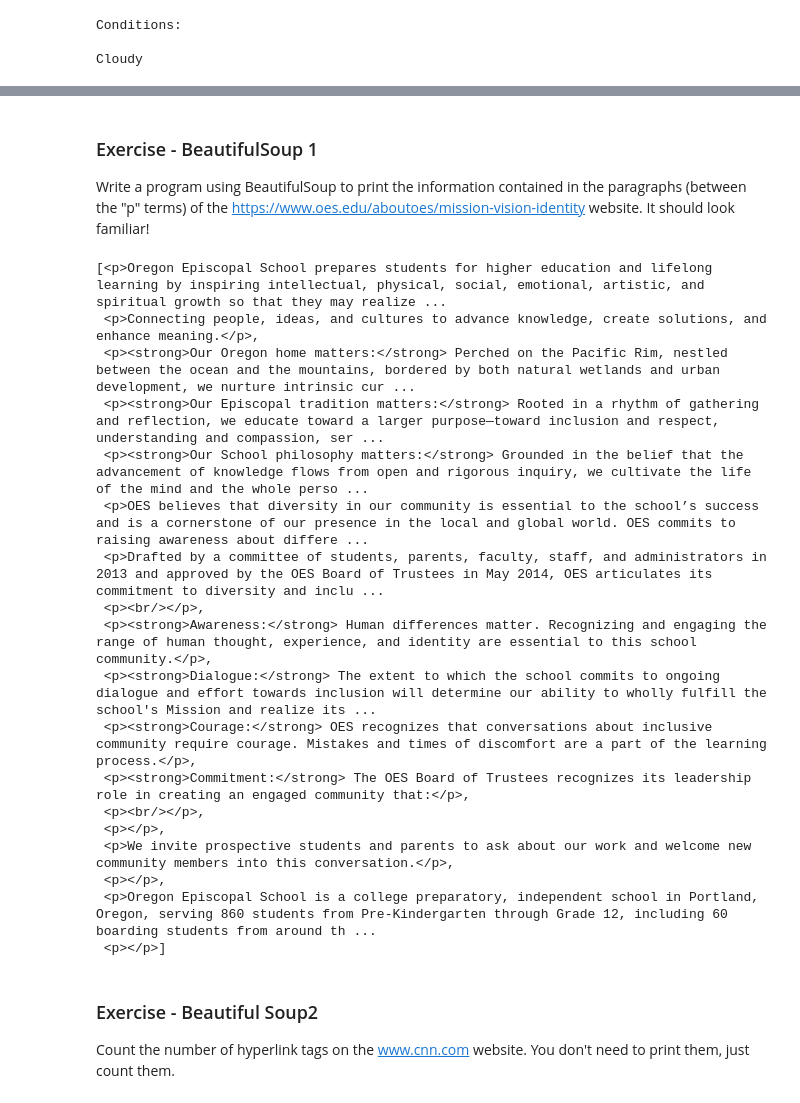
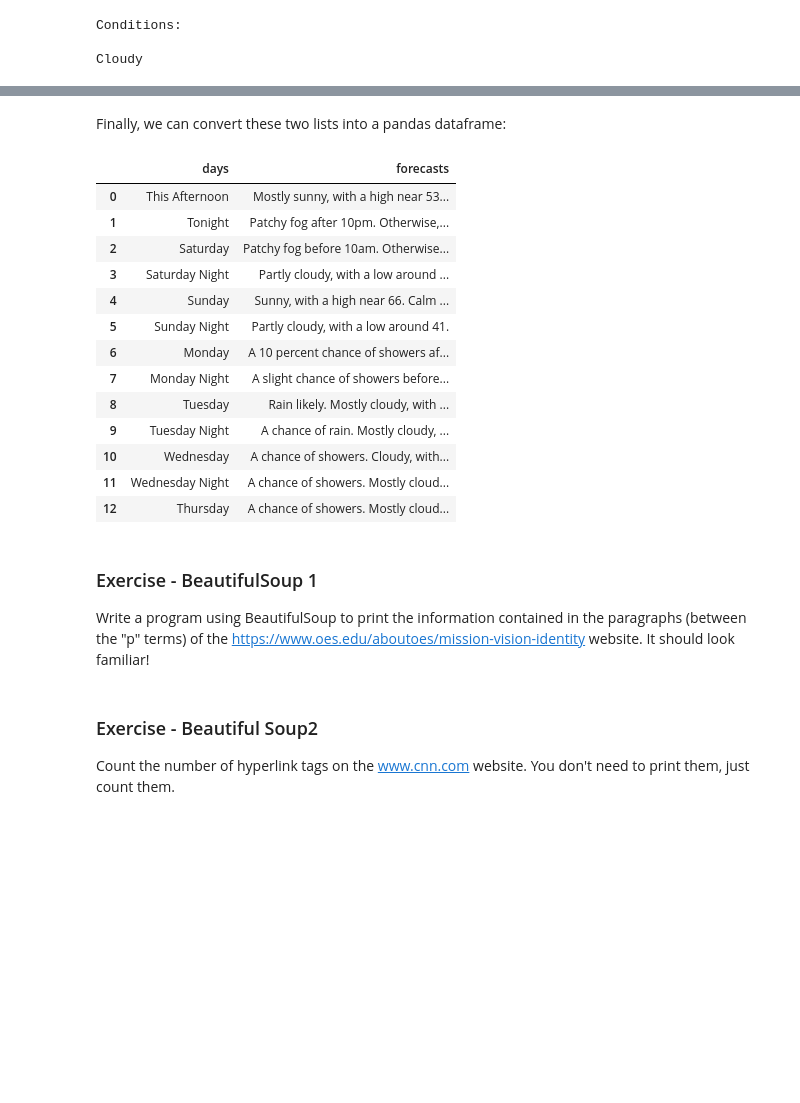
Before and after one commit to laurenshareshian/Python_Course_Lessons, a Jupyter notebook: Unit 9 - Webscraping/Unit 9 Assignment.ipynb, the cells around one changed output, grey strips where cells are left out. Cells and saved outputs as stored; diff of their text form; code cells hidden in the pictures; blank space fills up the shorter version.

```diff
--- a/Unit 9 - Webscraping/Unit 9 Assignment.ipynb
+++ b/Unit 9 - Webscraping/Unit 9 Assignment.ipynb
@@ -749,0 +590,9 @@ Cloudy
+# %%
+import requests
+from bs4 import BeautifulSoup
+
+url = 'https://forecast.weather.gov/MapClick.php?lat=45.44763999999998&lon=-122.76902000000001#.WqL4D5MbOu4'
+response = requests.get(url)
+soup = BeautifulSoup(response.text, "html.parser")
+data = soup.findAll(class_='col-sm-10 forecast-text')
+print(data)
@@ -749,0 +603,3 @@ Cloudy
+# %%
+forecasts = [pt.get_text() for pt in data]
+forecasts
@@ -749,0 +622,10 @@ Cloudy
+# %%
+import requests
+from bs4 import BeautifulSoup
+
+url = 'https://forecast.weather.gov/MapClick.php?lat=45.44763999999998&lon=-122.76902000000001#.WqL4D5MbOu4'
+response = requests.get(url)
+soup = BeautifulSoup(response.text, "html.parser")
+data = soup.findAll(class_='col-sm-2 forecast-label')
+days = [pt.get_text() for pt in data]
+days
@@ -750,32 +646,27 @@ Cloudy
+# %% [markdown]
+Finally, we can convert these two lists into a pandas dataframe:
+# %%
+import pandas as pd
+weather = pd.DataFrame({
+        "days": days,
+        "forecasts": forecasts,
+    })
+weather
+# %% [output]
+|  | days | forecasts |
+| 0 | This Afternoon | Mostly sunny, with a high near 53... |
+| 1 | Tonight | Patchy fog after 10pm. Otherwise,... |
+| 2 | Saturday | Patchy fog before 10am. Otherwise... |
+| 3 | Saturday Night | Partly cloudy, with a low around ... |
+| 4 | Sunday | Sunny, with a high near 66. Calm ... |
+| 5 | Sunday Night | Partly cloudy, with a low around 41. |
+| 6 | Monday | A 10 percent chance of showers af... |
+| 7 | Monday Night | A slight chance of showers before... |
+| 8 | Tuesday | Rain likely. Mostly cloudy, with ... |
+| 9 | Tuesday Night | A chance of rain. Mostly cloudy, ... |
+| 10 | Wednesday | A chance of showers. Cloudy, with... |
+| 11 | Wednesday Night | A chance of showers. Mostly cloud... |
+| 12 | Thursday | A chance of showers. Mostly cloud... |
 # %% [markdown]
 ### Exercise - BeautifulSoup 1
 Write a program using BeautifulSoup to print the information contained in the paragraphs (between the "p" terms) of the https://www.oes.edu/aboutoes/mission-vision-identity website. It should look familiar!
-# %%
-#insert BeautifulSoup1
-import requests
-from bs4 import BeautifulSoup
-
-url = 'https://www.oes.edu/aboutoes/mission-vision-identity'
-response = requests.get(url)
-soup = BeautifulSoup(response.text, "html.parser")
-p = soup.findAll('p')
-p
-# %% [output]
-[<p>Oregon Episcopal School prepares students for higher education and lifelong learning by inspiring intellectual, physical, social, emotional, artistic, and spiritual growth so that they may realize ...
- <p>Connecting people, ideas, and cultures to advance knowledge, create solutions, and enhance meaning.</p>,
- <p><strong>Our Oregon home matters:</strong> Perched on the Pacific Rim, nestled between the ocean and the mountains, bordered by both natural wetlands and urban development, we nurture intrinsic cur ...
- <p><strong>Our Episcopal tradition matters:</strong> Rooted in a rhythm of gathering and reflection, we educate toward a larger purpose—toward inclusion and respect, understanding and compassion, ser ...
- <p><strong>Our School philosophy matters:</strong> Grounded in the belief that the advancement of knowledge flows from open and rigorous inquiry, we cultivate the life of the mind and the whole perso ...
- <p>OES believes that diversity in our community is essential to the school’s success and is a cornerstone of our presence in the local and global world. OES commits to raising awareness about differe ...
- <p>Drafted by a committee of students, parents, faculty, staff, and administrators in 2013 and approved by the OES Board of Trustees in May 2014, OES articulates its commitment to diversity and inclu ...
- <p><br/></p>,
- <p><strong>Awareness:</strong> Human differences matter. Recognizing and engaging the range of human thought, experience, and identity are essential to this school community.</p>,
- <p><strong>Dialogue:</strong> The extent to which the school commits to ongoing dialogue and effort towards inclusion will determine our ability to wholly fulfill the school's Mission and realize its ...
- <p><strong>Courage:</strong> OES recognizes that conversations about inclusive community require courage. Mistakes and times of discomfort are a part of the learning process.</p>,
- <p><strong>Commitment:</strong> The OES Board of Trustees recognizes its leadership role in creating an engaged community that:</p>,
- <p><br/></p>,
- <p></p>,
- <p>We invite prospective students and parents to ask about our work and welcome new community members into this conversation.</p>,
- <p></p>,
- <p>Oregon Episcopal School is a college preparatory, independent school in Portland, Oregon, serving 860 students from Pre-Kindergarten through Grade 12, including 60 boarding students from around th ...
- <p></p>]
```
Also changed, not shown: parts of 58 cells of this notebook, 4 other files.
